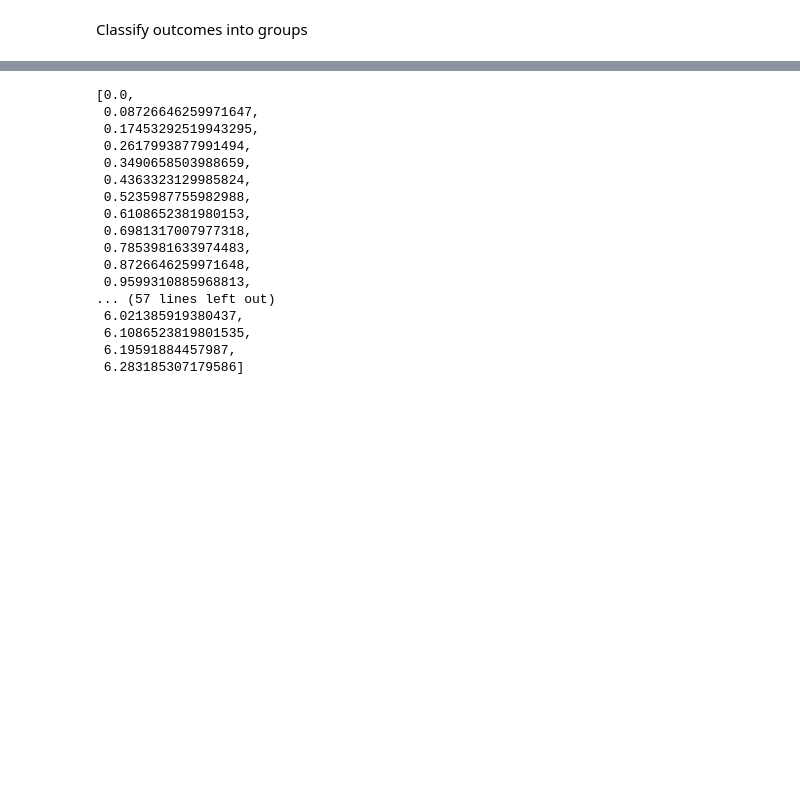
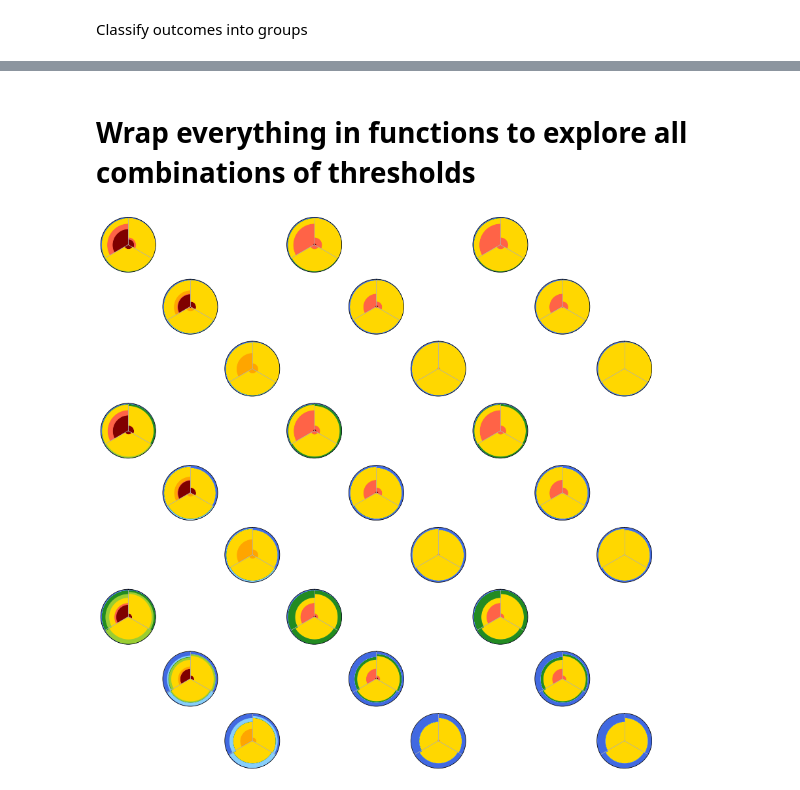
Before and after one commit to antonia-had/drought_classification, a Jupyter notebook: hive_plots_drought_impacts.ipynb, the cells around one changed output, grey strips where cells are left out. Drawn from its saved outputs; the diff is of its cells as text; code cells hidden in the pictures; blank space fills up the shorter version.

```diff
--- a/hive_plots_drought_impacts.ipynb
+++ b/hive_plots_drought_impacts.ipynb
@@ -163,20 +156,2 @@ plt.show()
-# %%
-angles
-# %% [output]
-[0.0,
- 0.08726646259971647,
- 0.17453292519943295,
- 0.2617993877991494,
- 0.3490658503988659,
- 0.4363323129985824,
- 0.5235987755982988,
- 0.6108652381980153,
- 0.6981317007977318,
- 0.7853981633974483,
- 0.8726646259971648,
- 0.9599310885968813,
-... (57 lines left out)
- 6.021385919380437,
- 6.1086523819801535,
- 6.19591884457987,
- 6.283185307179586]
+# %% [markdown]
+# Wrap everything in functions to explore all combinations of thresholds
@@ -182,0 +243,53 @@ angles
+# %%
+no_users_thresholds = [25, 50, 75]
+magnitude_thresholds = [5, 10, 20]
+delivery_thresholds = [2, 1, 0]
+
+gs = (grid_spec.GridSpec(9,9))
+
+# Create array of axis positions
+pos_x = [[0, 3, 6], [1, 4, 7], [2, 5, 8], [0, 3, 6], [1, 4, 7], [2, 5, 8], [0, 3, 6], [1, 4, 7], [2, 5, 8]]
+pos_y = [0, 1, 2, 3, 4, 5, 6, 7, 8]
+positions = []
+for z in range(len(pos_y)):
+    for w in range(len(pos_x[0])):
+        positions.append([pos_y[z], pos_x[z][w]])
+
+fig = plt.figure(figsize=(12,12))
+
+#creating empty list
+ax_objs = []
+count=0
+for i in range(len(delivery_thresholds)):
+    for j in range(len(no_users_thresholds)):
+        for h in range(len(magnitude_thresholds)):
+            ax_objs.append(fig.add_subplot(gs[positions[count][0], positions[count][1]], polar=True))
+
+            cum_sum_df = group_classifications(drought_impacts_df, delivery_thresholds[i],
+                                               no_users_thresholds[j], magnitude_thresholds[h])
+
+            # Extrapolate curves between angles
+            angles = [y/180*np.pi for x in [np.arange(x, x+125,5) for x in cum_sum_df.angle_start] for y in x]
+            segment_length = len(np.arange(0, 0+125,5))
+
+            # for every group extrapolate values and draw
+            for k in range(1, cum_sum_df.shape[1]-2):
+                previous_values = sum([[cum_sum_df.iloc[i, k-1]]*segment_length for i in range(3)], [])
+                values = sum([[cum_sum_df.iloc[i, k]]*segment_length for i in range(3)], [])
+
+                # Plot data
+                ax_objs[-1].fill_between(angles, previous_values, values, color=colors[k-1], label=f'Group {k}')
+
+            ax_objs[-1].xaxis.set_tick_params(pad=30)
+
+            ax_objs[-1].set_ylim([0,100])
+            ax_objs[-1].set_yticklabels([])
+            ax_objs[-1].set_rticks([])
+            ax_objs[-1].set_thetagrids([0, 120, 240], [])
+            ax_objs[-1].set_theta_zero_location("N")
+
+            count+=1
+plt.tight_layout()
+plt.show()
+# %% [output]
+[figure, added]
```
Also changed, not shown: parts of 13 cells of this notebook, 28 other files.
